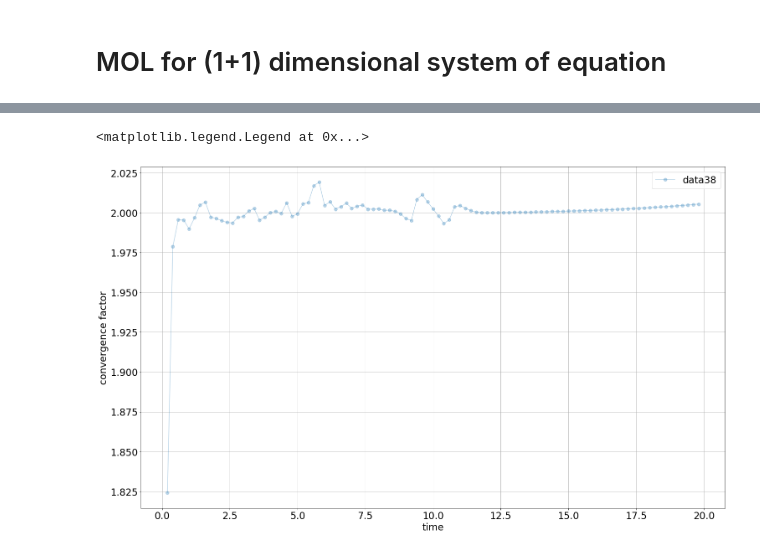
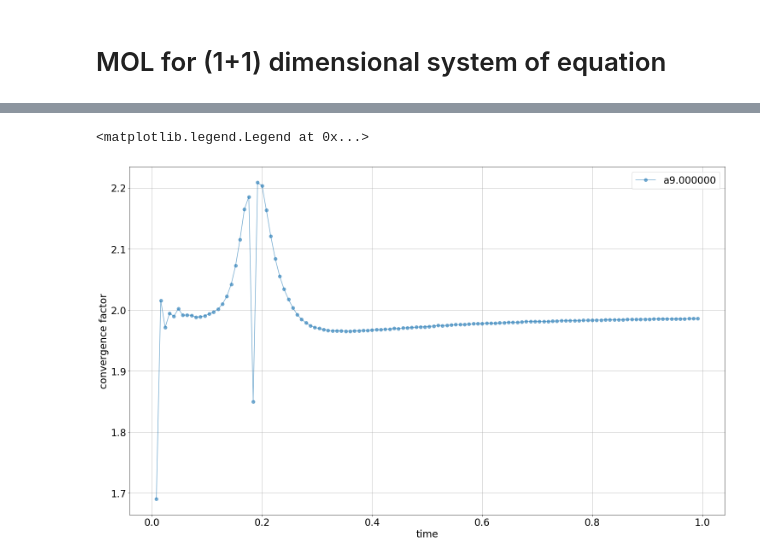
Before and after one commit to giulio-taiocchi/Master_thesis, a Jupyter notebook: Analysis_notebook.ipynb, the cells around one changed output, grey strips where cells are left out. Saved outputs shown, nothing was run; the diff lists cells and outputs as text; code cells hidden in the pictures.

```diff
--- a/Analysis_notebook.ipynb
+++ b/Analysis_notebook.ipynb
@@ -266,10 +114,0 @@ plt.legend()
-# %%
-# conv_test_vect = []
-for i,t in enumerate(times):
-    conv_test_vect.append(conv_test(DF2[i],DF3[i],gauss_PI,t))
-#print(conv_test_vect)
-plt.plot(times,conv_test_vect)
-#plt.xlim(40,80)
-#plt.ylim(1.8,2.2)
-#plt.vlines(47,2,0,alpha=0.2)
-plt.grid()
@@ -277,0 +115,18 @@ NameError: name 'conv_test_vect' is not defined
+# %%
+for n in [0]:
+    for i in range(0,1):
+        for j in range(0,50):
+            #plt.plot(X[j],big_DF[n][i][j]['field0'],alpha=0.6,markersize=15,label="time:"+str(times[j])+"e:"+amplitude_vector[n])
+            #plt.plot(big_DF[n][i][j]['x'],big_DF[n][i][j]['field0'],alpha=0.8,markersize=15)
+            #plt.plot(big_DF[n][i][j]['x'],big_DF[n][i][j]['field1'],'+-',alpha=0.4,markersize=8)
+            plt.plot(big_DF[n][i][j]['x'],big_DF[n][i][j]['field0'],alpha=0.8,markersize=8)
+            #plt.plot(big_DF[n][i][j]['x'],model1_gaussian_solution(big_DF[n][i][j]['x'],times[j],-float(amplitude_vector[n])),'+',alpha=0.4,label="teo,time:"+str(times[j]))
+
+
+
+
+plt.grid()
+#plt.xlim([-0.056,0.2])
+#plt.ylim([ -19,-30] )
+#plt.legend()
+#times[163]
@@ -278,31 +135,31 @@ NameError: name 'conv_test_vect' is not defined
 # %%
 allruns_self_conv_test_vect = []
 self_conv_test_vect = []
 """
 for i,t in enumerate(times[::2]):
         self_conv_test_vect.append(self_conv_test(big_DF[0][0][i],big_DF[0][1][i],big_DF[0][2][i]))
         allruns_self_conv_test_vect.append(self_conv_test_vect)
 #plt.plot(times[::2], self_conv_test_vect,markersize=10,alpha=0.5,label=label_vector[0])
 """
-for n in range(0,1):
+for n in [0]:
     self_conv_test_vect = []
     for i,t in enumerate(times[0:-1]):
-        self_conv_test_vect.append(self_conv_test(big_DF[n][0][i],big_DF[n][1][i],big_DF[n][2][i],gl,gr))
+        self_conv_test_vect.append( self_conv_test_spherical(big_DF[n][0][i],big_DF[n][1][i],big_DF[n][2][i],gl,gr) )
     allruns_self_conv_test_vect.append(self_conv_test_vect)
-    plt.plot(times[0:-1], self_conv_test_vect,'.-',markersize=15,alpha=0.3,label="data"+str(n+shift1))
-#plt.xlim(0,40)
-#plt.ylim(1.5,2.5)
+    plt.plot(times[0:-1], self_conv_test_vect,'.-',markersize=15,alpha=0.6,label="a"+amplitude_vector[n])
+#plt.xlim(0,5)
+#plt.ylim(0,3)
 #plt.xlabel('time')
 plt.ylabel('convergence factor')
 plt.xlabel('time')
 #plt.vlines(0.652,0,5,alpha=0.5,label="time = 9.4")
 #plt.hlines(2,0,12,alpha=0.5,label="time = 9.4")
 
 plt.grid()
 plt.legend()
 # %% [output]
 <matplotlib.legend.Legend at 0x...>
-[figure, old version]
+[figure, new version]
 # %%
 n_ind = 0
 self_conv_test_vect_pw = []
```
Also changed, not shown: parts of 26 cells of this notebook, 4 other files.
